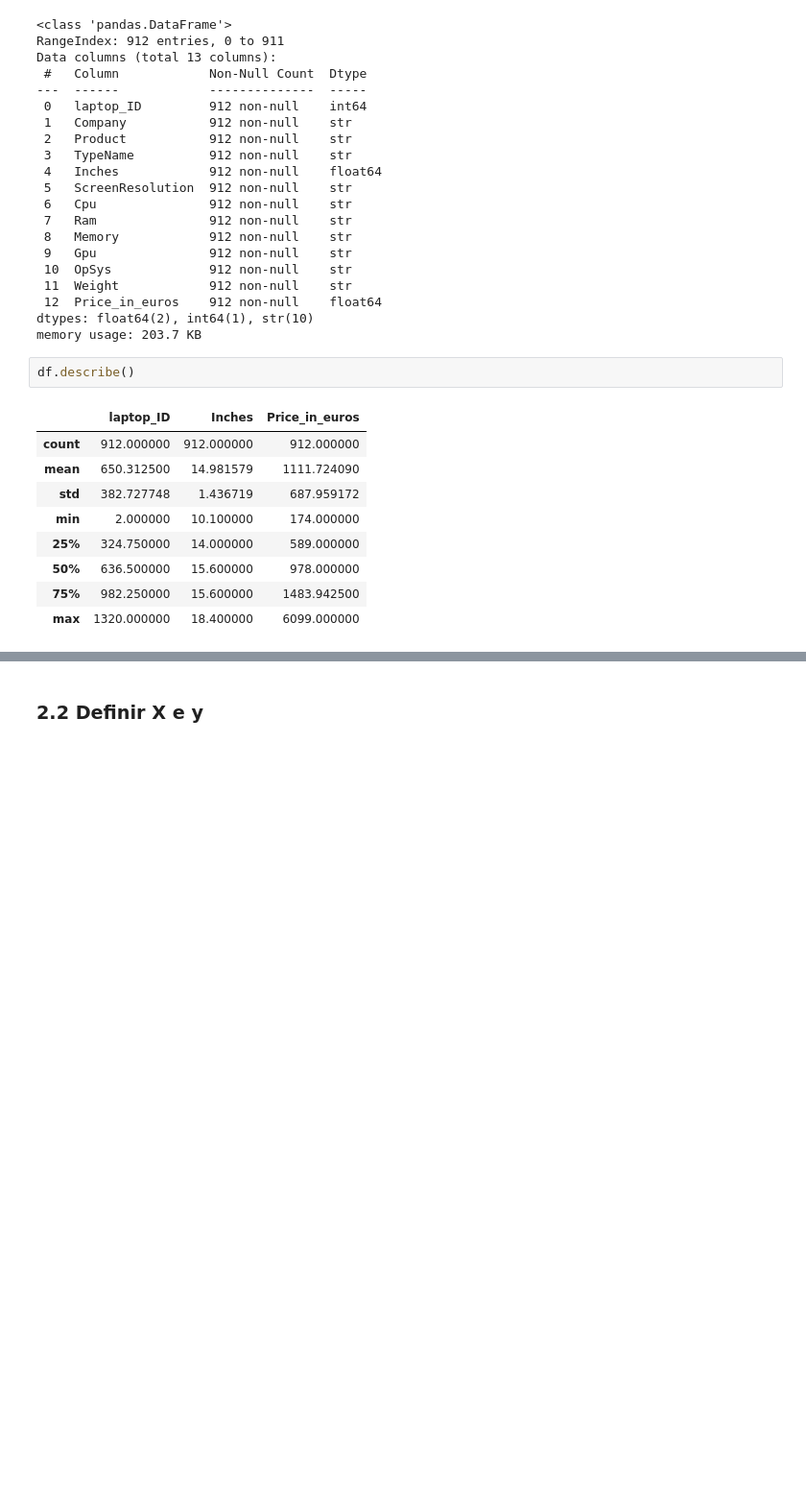
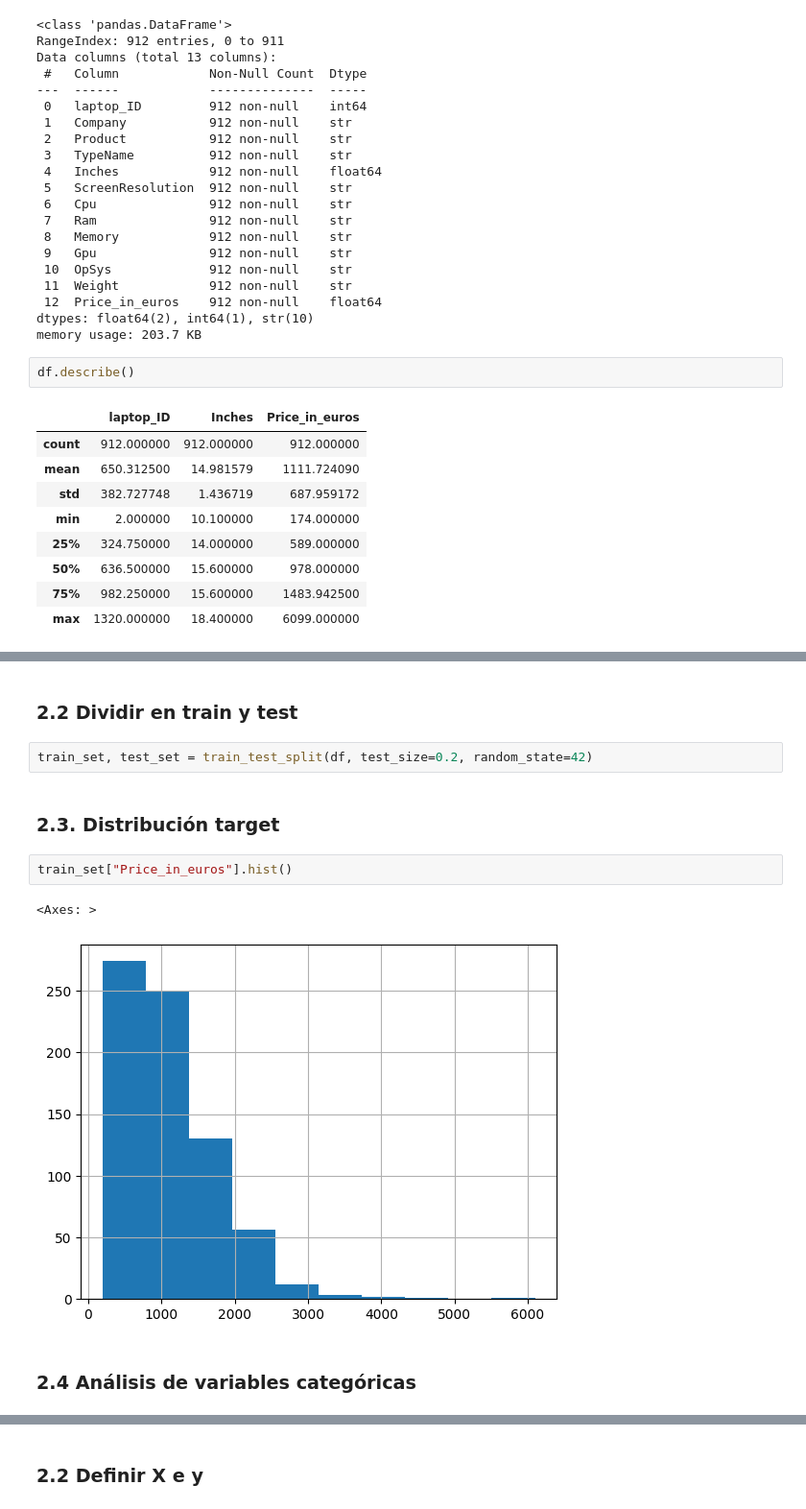
Before and after one commit to willwalker7/Kaggle-Competition-WW, a Jupyter notebook: TC_04_Sprint_12_Kaggle/TC-Kaggle_submission.ipynb, the cells around one changed output, grey strips where cells are left out. Shown at 96% size. Saved outputs shown, nothing was run; the diff lists cells and outputs as text; blank space fills up the shorter version.

```diff
--- a/TC_04_Sprint_12_Kaggle/TC-Kaggle_submission.ipynb
+++ b/TC_04_Sprint_12_Kaggle/TC-Kaggle_submission.ipynb
@@ -77,3 +77,16 @@ df.head()
 | 2 | 909 | HP | ProBook 450 | Notebook | 15.6 | Full HD 1920x1080 | Intel Core i7 7500U 2.7GHz | 8GB | 1TB HDD | Nvidia GeForce 930MX | ... |
 | 3 | 2 | Apple | Macbook Air | Ultrabook | 13.3 | 1440x900 | Intel Core i5 1.8GHz | 8GB | 128GB Flash Storage | Intel HD Graphics 6000 | ... |
 | 4 | 286 | Dell | Inspiron 3567 | Notebook | 15.6 | Full HD 1920x1080 | Intel Core i3 6006U 2.0GHz | 4GB | 1TB HDD | AMD Radeon R5 M430 | ... |
+# %% [markdown]
+### 2.2 Dividir en train y test
+# %%
+train_set, test_set = train_test_split(df, test_size=0.2, random_state=42)
+# %% [markdown]
+### 2.3. Distribución target
+# %%
+train_set["Price_in_euros"].hist()
+# %% [output]
+<Axes: >
+[figure, added]
+# %% [markdown]
+### 2.4 Análisis de variables categóricas
```
Also changed, not shown: parts of 43 cells of this notebook, 1 other file.
